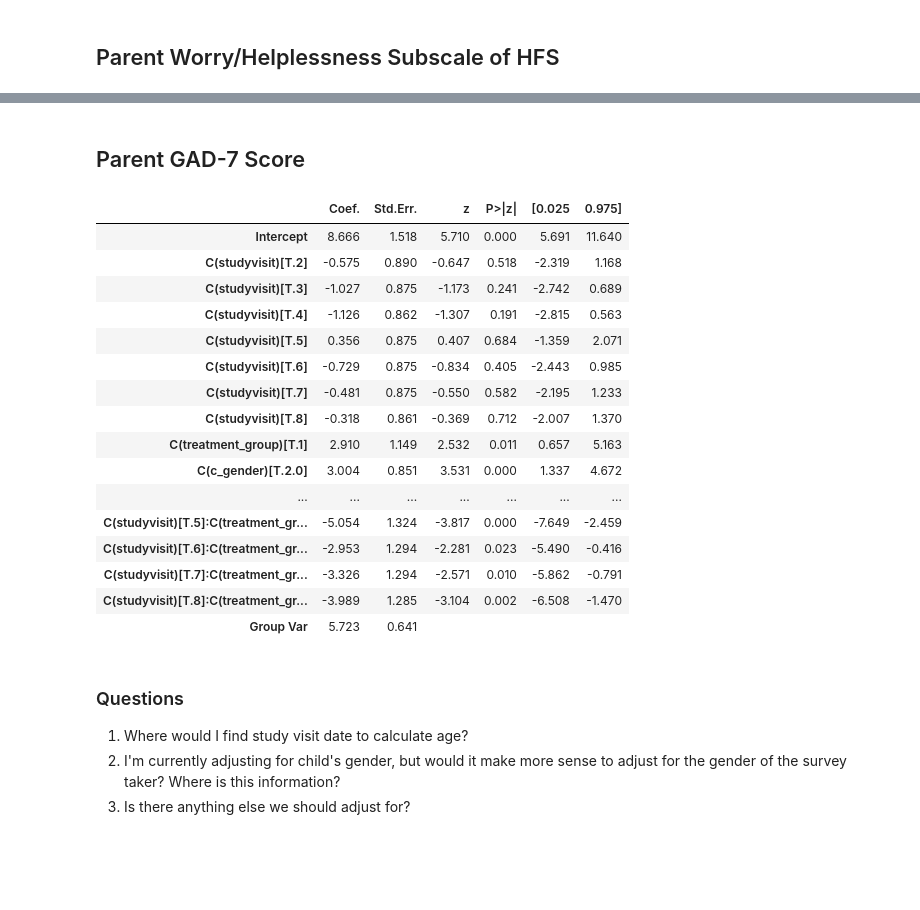
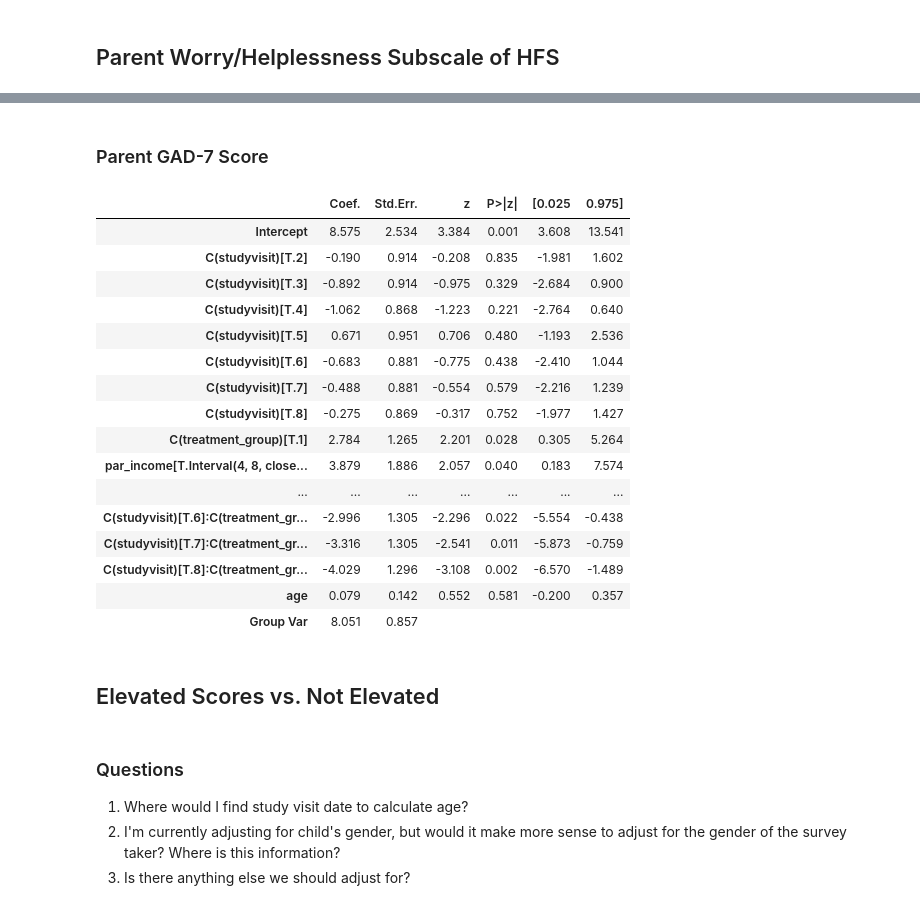
Before and after one commit to childhealthbiostatscore/BDC-Code, a Jupyter notebook: Kim Driscoll/Bring BG Down!/bbgd_mixed_models.ipynb, the cells around one changed output, grey strips where cells are left out. Cells and saved outputs as stored; diff of their text form; code cells hidden in the pictures; blank space fills up the shorter version.

```diff
--- a/Kim Driscoll/Bring BG Down!/bbgd_mixed_models.ipynb
+++ b/Kim Driscoll/Bring BG Down!/bbgd_mixed_models.ipynb
@@ -87,9 +85,16 @@ All four outcomes were evaluated using a linear mixed model with random intercep
 
 Income was split into three groups: Under \\$5K-\\$29,999 (reference group); \\$30K-\\$69,999 ("C(par_income)[T.Interval(4, 8, closed='right')]"); and \\$70K-\\$100K+ ("C(par_income)[T.Interval(8, 12, closed='right')]").
 # %%
-# Define adjustment variables
-adj_list = ["c_gender","par_income"]
-# Fill down
-df[adj_list] = df.groupby('participant_id')[adj_list].ffill()
-# Cut income into three levels
+# Import age information
+v1_dates = pd.read_csv(wd+'Data_Clean/v1_dates.csv',usecols=['ID','T1'])
+v1_dates.rename(columns={'ID':'participant_id','T1':'t1_date'},inplace=True)
+# Merge, convert to date
+df = df.merge(v1_dates,how='left',on='participant_id')
+df['t1_date']=pd.to_datetime(df['t1_date'], errors='coerce', format='%m/%d/%y')
+# Calculate age at T1
+df['c_dob']= pd.to_datetime(df['c_dob'], errors='coerce', format='%m/%d/%y')
+df['age']=df['t1_date']-df['c_dob']
+df['age']=[float(t.days)/365.25 for t in df['age']]
+# Cut income into three levels, fill down
+df['par_income'] = df.groupby('participant_id')['par_income'].ffill()
 df['par_income'] = pd.cut(df['par_income'],[0,4,8,12])
@@ -177,27 +185,29 @@ results_summary.tables[1]
 # %% [markdown]
-## Parent GAD-7 Score
+### Parent GAD-7 Score
 # %%
 # Fit a random intercept for each participant, adjusted for sex and income
-ri_mod = smf.mixedlm("p_gad_total ~ C(studyvisit)*C(treatment_group)+C(c_gender)+C(par_income)",
+ri_mod = smf.mixedlm("p_gad_total ~ C(studyvisit)*C(treatment_group)+par_income+age",
                      df, groups=df["participant_id"],missing = "drop")
 mdf = ri_mod.fit()
 results_summary = mdf.summary()
 results_summary.tables[1]
 # %% [output]
 |  | Coef. | Std.Err. | z | P>|z| | [0.025 | 0.975] |
-| Intercept | 8.666 | 1.518 | 5.710 | 0.000 | 5.691 | 11.640 |
-| C(studyvisit)[T.2] | -0.575 | 0.890 | -0.647 | 0.518 | -2.319 | 1.168 |
-| C(studyvisit)[T.3] | -1.027 | 0.875 | -1.173 | 0.241 | -2.742 | 0.689 |
-| C(studyvisit)[T.4] | -1.126 | 0.862 | -1.307 | 0.191 | -2.815 | 0.563 |
-| C(studyvisit)[T.5] | 0.356 | 0.875 | 0.407 | 0.684 | -1.359 | 2.071 |
-| C(studyvisit)[T.6] | -0.729 | 0.875 | -0.834 | 0.405 | -2.443 | 0.985 |
-| C(studyvisit)[T.7] | -0.481 | 0.875 | -0.550 | 0.582 | -2.195 | 1.233 |
-| C(studyvisit)[T.8] | -0.318 | 0.861 | -0.369 | 0.712 | -2.007 | 1.370 |
-| C(treatment_group)[T.1] | 2.910 | 1.149 | 2.532 | 0.011 | 0.657 | 5.163 |
-| C(c_gender)[T.2.0] | 3.004 | 0.851 | 3.531 | 0.000 | 1.337 | 4.672 |
+| Intercept | 8.575 | 2.534 | 3.384 | 0.001 | 3.608 | 13.541 |
+| C(studyvisit)[T.2] | -0.190 | 0.914 | -0.208 | 0.835 | -1.981 | 1.602 |
+| C(studyvisit)[T.3] | -0.892 | 0.914 | -0.975 | 0.329 | -2.684 | 0.900 |
+| C(studyvisit)[T.4] | -1.062 | 0.868 | -1.223 | 0.221 | -2.764 | 0.640 |
+| C(studyvisit)[T.5] | 0.671 | 0.951 | 0.706 | 0.480 | -1.193 | 2.536 |
+| C(studyvisit)[T.6] | -0.683 | 0.881 | -0.775 | 0.438 | -2.410 | 1.044 |
+| C(studyvisit)[T.7] | -0.488 | 0.881 | -0.554 | 0.579 | -2.216 | 1.239 |
+| C(studyvisit)[T.8] | -0.275 | 0.869 | -0.317 | 0.752 | -1.977 | 1.427 |
+| C(treatment_group)[T.1] | 2.784 | 1.265 | 2.201 | 0.028 | 0.305 | 5.264 |
+| par_income[T.Interval(4, 8, close... | 3.879 | 1.886 | 2.057 | 0.040 | 0.183 | 7.574 |
 | ... | ... | ... | ... | ... | ... | ... |
-| C(studyvisit)[T.5]:C(treatment_gr... | -5.054 | 1.324 | -3.817 | 0.000 | -7.649 | -2.459 |
-| C(studyvisit)[T.6]:C(treatment_gr... | -2.953 | 1.294 | -2.281 | 0.023 | -5.490 | -0.416 |
-| C(studyvisit)[T.7]:C(treatment_gr... | -3.326 | 1.294 | -2.571 | 0.010 | -5.862 | -0.791 |
-| C(studyvisit)[T.8]:C(treatment_gr... | -3.989 | 1.285 | -3.104 | 0.002 | -6.508 | -1.470 |
-| Group Var | 5.723 | 0.641 |  |  |  |  |
+| C(studyvisit)[T.6]:C(treatment_gr... | -2.996 | 1.305 | -2.296 | 0.022 | -5.554 | -0.438 |
+| C(studyvisit)[T.7]:C(treatment_gr... | -3.316 | 1.305 | -2.541 | 0.011 | -5.873 | -0.759 |
+| C(studyvisit)[T.8]:C(treatment_gr... | -4.029 | 1.296 | -3.108 | 0.002 | -6.570 | -1.489 |
+| age | 0.079 | 0.142 | 0.552 | 0.581 | -0.200 | 0.357 |
+| Group Var | 8.051 | 0.857 |  |  |  |  |
+# %% [markdown]
+## Elevated Scores vs. Not Elevated
```
Also changed, not shown: parts of 11 cells of this notebook.
